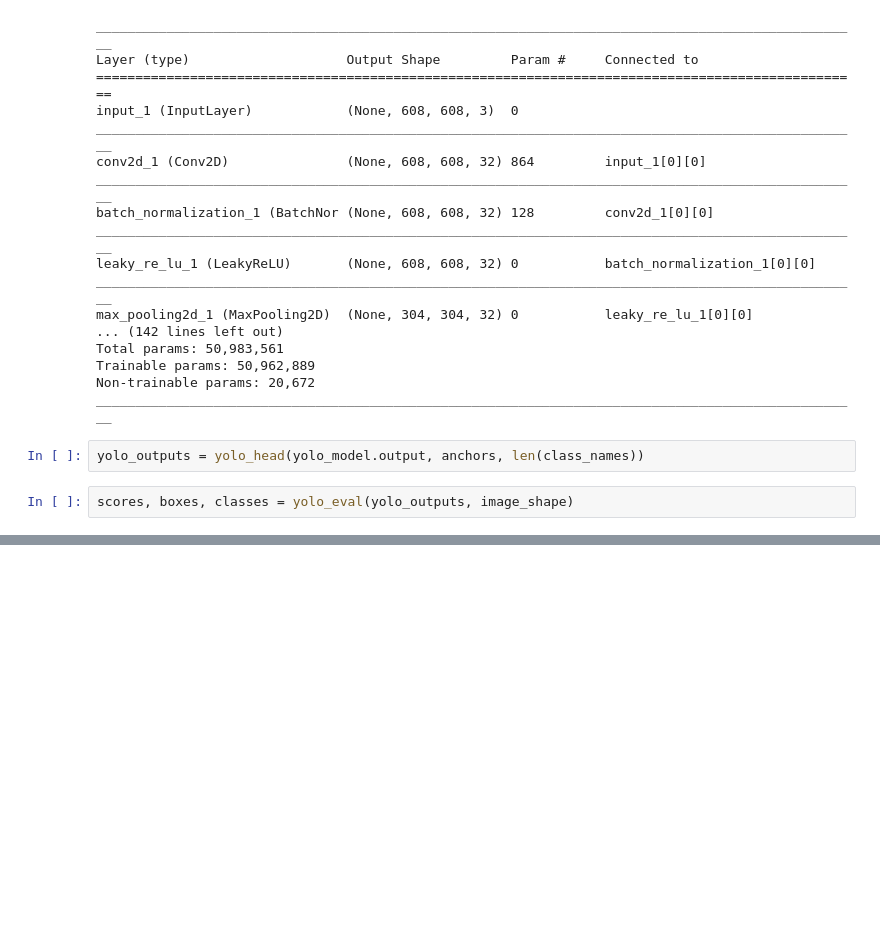
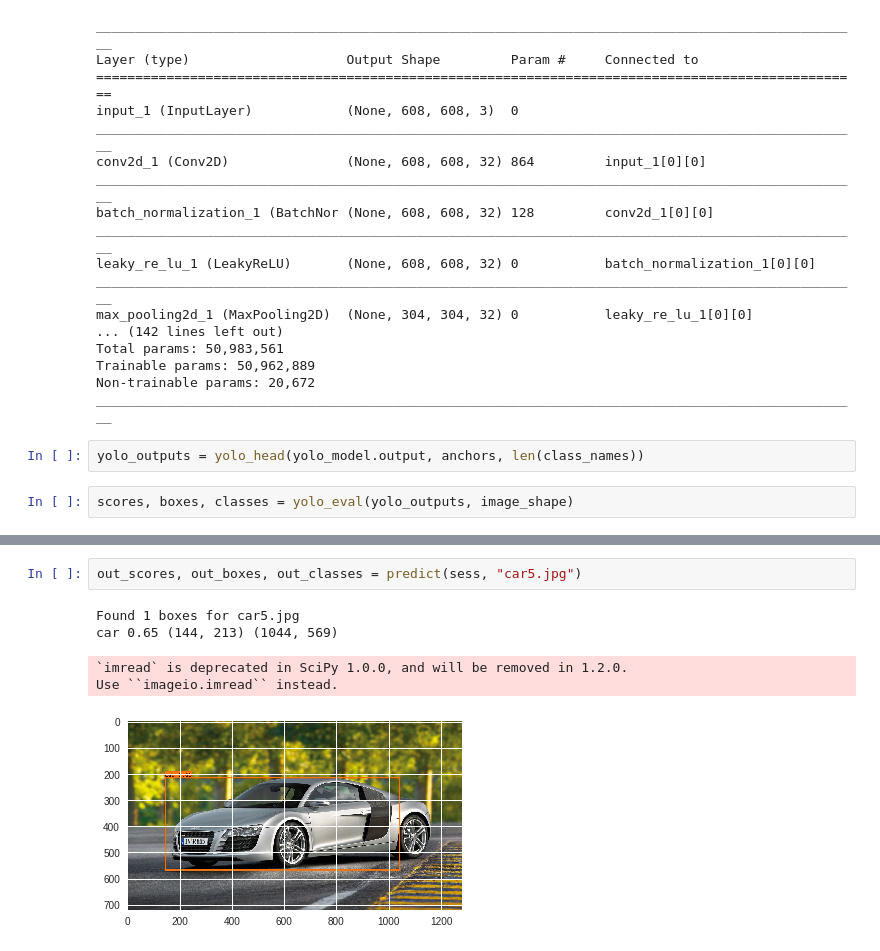
Before and after one commit to Rahul-15/object_detection, a Jupyter notebook: project.ipynb, the cells around one changed output, grey strips where cells are left out. Cells and saved outputs as stored; diff of their text form; blank space fills up the shorter version.

```diff
--- a/project.ipynb
+++ b/project.ipynb
@@ -363,0 +378,8 @@ OSError: ignored
+# %%
+out_scores, out_boxes, out_classes = predict(sess, "car5.jpg")
+# %% [output]
+Found 1 boxes for car5.jpg
+car 0.65 (144, 213) (1044, 569)
+`imread` is deprecated in SciPy 1.0.0, and will be removed in 1.2.0.
+Use ``imageio.imread`` instead.
+[figure, added]
```
Also changed, not shown: parts of 16 cells of this notebook.
